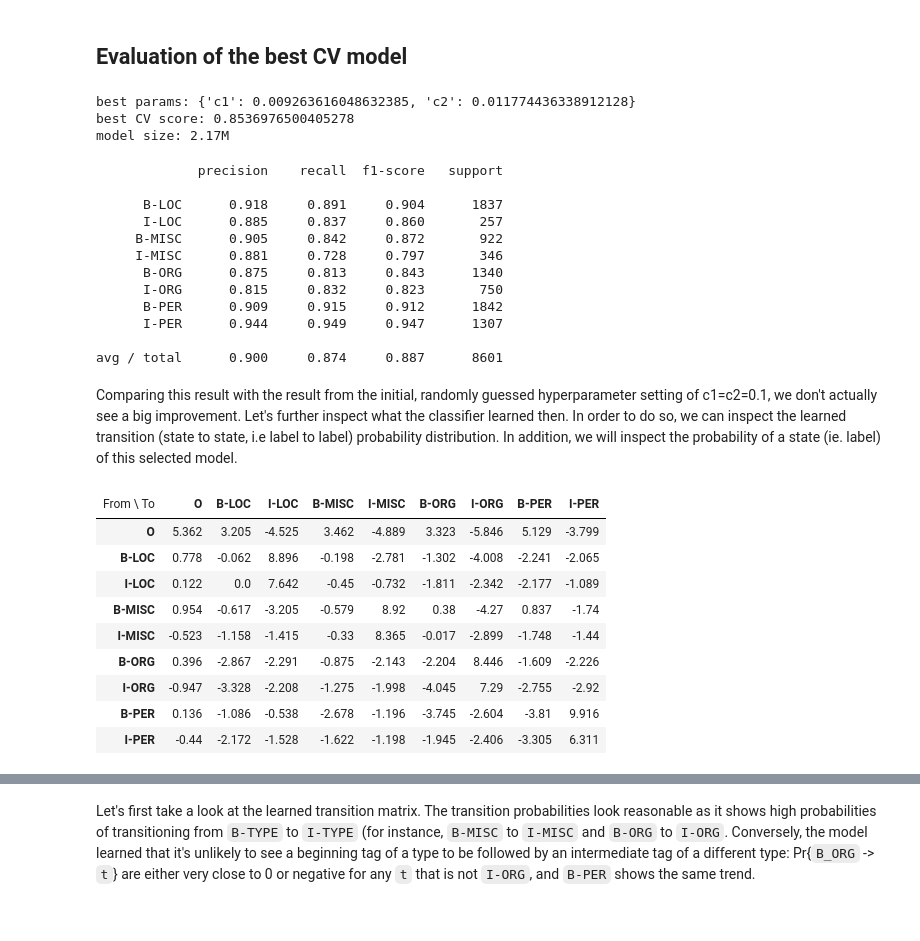
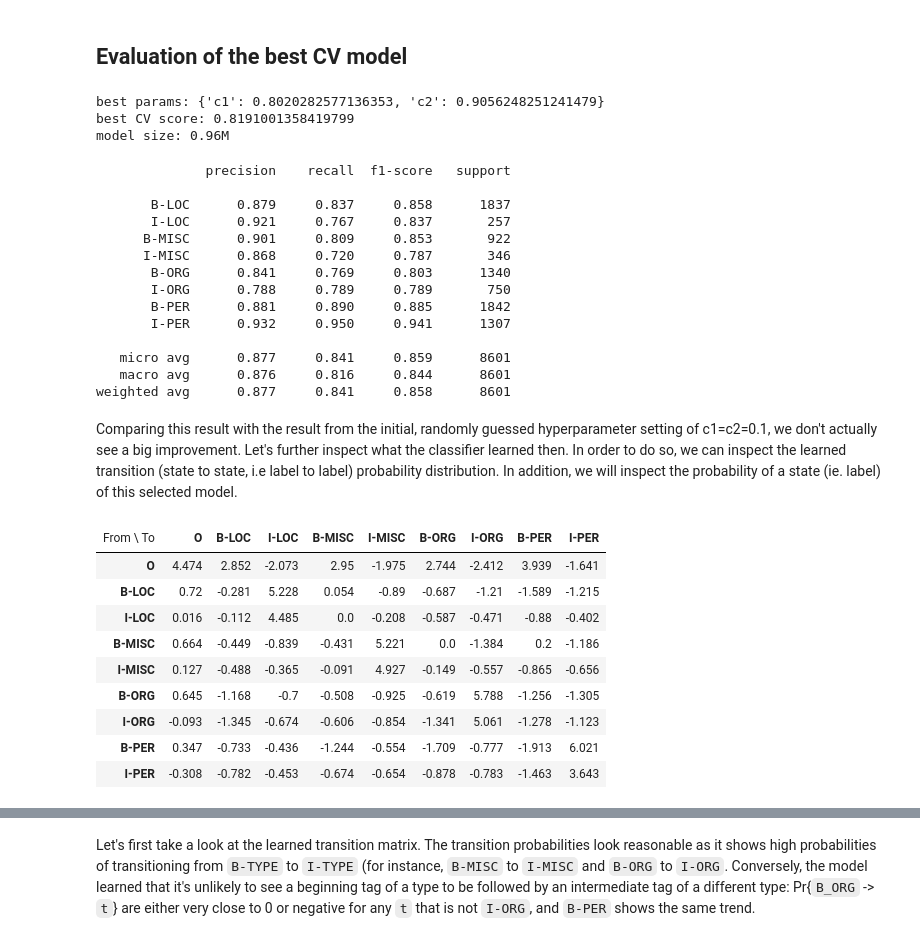
Before and after one commit to cocoaaa/IE, a Jupyter notebook: HW1/notebooks/ner_crf_reg.ipynb, the cells around one changed output, grey strips where cells are left out. Cells and saved outputs as stored; diff of their text form; code cells hidden in the pictures.

```diff
--- a/HW1/notebooks/ner_crf_reg.ipynb
+++ b/HW1/notebooks/ner_crf_reg.ipynb
@@ -424,7 +426,7 @@ joblib.dump(crf, f"../log/trained/crf_c1:0.1_c2:0.1_iter:100_{get_current_time()
 # define fixed parameters and parameters to search
 crf_rs = sklearn_crfsuite.CRF(
     algorithm='lbfgs',
-    max_iterations=1000,
+    max_iterations=500,
     all_possible_transitions=True
 )
 # params_space = {
@@ -433,7 +435,8 @@ crf_rs = sklearn_crfsuite.CRF(
 # }
 
 params_space = {
-    'c1': scipy.stats.truncnorm(-1,2,loc=3,scale=3), #first two are supports (as offsets from mean), loc is mean, scale is var
+#     'c1': scipy.stats.truncnorm(-1,2,loc=3,scale=3), #first two are supports (as offsets from mean), loc is mean, scale is var
+    'c1': scipy.stats.truncnorm(-1.5,2,loc=5,scale=3),
     'c2': scipy.stats.truncnorm(-1, 2 ,loc=2,scale=2)
 }
 # use the same metric for evaluation
@@ -483,41 +494,43 @@ print('best params:', rs.best_params_)
 print('best CV score:', rs.best_score_)
 print('model size: {:0.2f}M'.format(rs.best_estimator_.size_ / 1000000))
 # %% [output]
-best params: {'c1': 0.009263616048632385, 'c2': 0.011774436338912128}
-best CV score: 0.8536976500405278
-model size: 2.17M
+best params: {'c1': 0.8020282577136353, 'c2': 0.9056248251241479}
+best CV score: 0.8191001358419799
+model size: 0.96M
 # %%
 y_pred_rs = crf_rs.predict(X_dev)
 print(metrics.flat_classification_report(
     y_dev, y_pred_rs, labels= sorted_labels, digits=3)
      )
 # %% [output]
-             precision    recall  f1-score   support
+              precision    recall  f1-score   support
 
-      B-LOC      0.918     0.891     0.904      1837
-      I-LOC      0.885     0.837     0.860       257
-     B-MISC      0.905     0.842     0.872       922
-     I-MISC      0.881     0.728     0.797       346
-      B-ORG      0.875     0.813     0.843      1340
-      I-ORG      0.815     0.832     0.823       750
-      B-PER      0.909     0.915     0.912      1842
-      I-PER      0.944     0.949     0.947      1307
+       B-LOC      0.879     0.837     0.858      1837
+       I-LOC      0.921     0.767     0.837       257
+      B-MISC      0.901     0.809     0.853       922
+      I-MISC      0.868     0.720     0.787       346
+       B-ORG      0.841     0.769     0.803      1340
+       I-ORG      0.788     0.789     0.789       750
+       B-PER      0.881     0.890     0.885      1842
+       I-PER      0.932     0.950     0.941      1307
 
-avg / total      0.900     0.874     0.887      8601
+   micro avg      0.877     0.841     0.859      8601
+   macro avg      0.876     0.816     0.844      8601
+weighted avg      0.877     0.841     0.858      8601
 # %% [markdown]
 Comparing this result with the result from the initial, randomly guessed hyperparameter setting of c1=c2=0.1, we don't actually see a big improvement. Let's further inspect what the classifier learned then. In order to do so, we can inspect the learned transition (state to state, i.e label to label) probability distribution. In addition, we will inspect the probability of a state (ie. label) of this selected model.
 # %%
 # use eli5 for the model inspection
-eli5.show_weights(crf_rs, top=30)
+eli5.show_weights(crf_rs, top=50)
 # %% [output]
 | From \ To | O | B-LOC | I-LOC | B-MISC | I-MISC | B-ORG | I-ORG | B-PER | I-PER |
-| O | 5.362 | 3.205 | -4.525 | 3.462 | -4.889 | 3.323 | -5.846 | 5.129 | -3.799 |
-| B-LOC | 0.778 | -0.062 | 8.896 | -0.198 | -2.781 | -1.302 | -4.008 | -2.241 | -2.065 |
-| I-LOC | 0.122 | 0.0 | 7.642 | -0.45 | -0.732 | -1.811 | -2.342 | -2.177 | -1.089 |
-| B-MISC | 0.954 | -0.617 | -3.205 | -0.579 | 8.92 | 0.38 | -4.27 | 0.837 | -1.74 |
-| I-MISC | -0.523 | -1.158 | -1.415 | -0.33 | 8.365 | -0.017 | -2.899 | -1.748 | -1.44 |
-| B-ORG | 0.396 | -2.867 | -2.291 | -0.875 | -2.143 | -2.204 | 8.446 | -1.609 | -2.226 |
-| I-ORG | -0.947 | -3.328 | -2.208 | -1.275 | -1.998 | -4.045 | 7.29 | -2.755 | -2.92 |
-| B-PER | 0.136 | -1.086 | -0.538 | -2.678 | -1.196 | -3.745 | -2.604 | -3.81 | 9.916 |
-| I-PER | -0.44 | -2.172 | -1.528 | -1.622 | -1.198 | -1.945 | -2.406 | -3.305 | 6.311 |
+| O | 4.474 | 2.852 | -2.073 | 2.95 | -1.975 | 2.744 | -2.412 | 3.939 | -1.641 |
+| B-LOC | 0.72 | -0.281 | 5.228 | 0.054 | -0.89 | -0.687 | -1.21 | -1.589 | -1.215 |
+| I-LOC | 0.016 | -0.112 | 4.485 | 0.0 | -0.208 | -0.587 | -0.471 | -0.88 | -0.402 |
+| B-MISC | 0.664 | -0.449 | -0.839 | -0.431 | 5.221 | 0.0 | -1.384 | 0.2 | -1.186 |
+| I-MISC | 0.127 | -0.488 | -0.365 | -0.091 | 4.927 | -0.149 | -0.557 | -0.865 | -0.656 |
+| B-ORG | 0.645 | -1.168 | -0.7 | -0.508 | -0.925 | -0.619 | 5.788 | -1.256 | -1.305 |
+| I-ORG | -0.093 | -1.345 | -0.674 | -0.606 | -0.854 | -1.341 | 5.061 | -1.278 | -1.123 |
+| B-PER | 0.347 | -0.733 | -0.436 | -1.244 | -0.554 | -1.709 | -0.777 | -1.913 | 6.021 |
+| I-PER | -0.308 | -0.782 | -0.453 | -0.674 | -0.654 | -0.878 | -0.783 | -1.463 | 3.643 |
 | y=O top features | y=B-LOC top features | y=I-LOC top features | y=B-MISC top features | y=I-MISC top features | ... |
```
Also changed, not shown: parts of 18 cells of this notebook, 40 other files.
